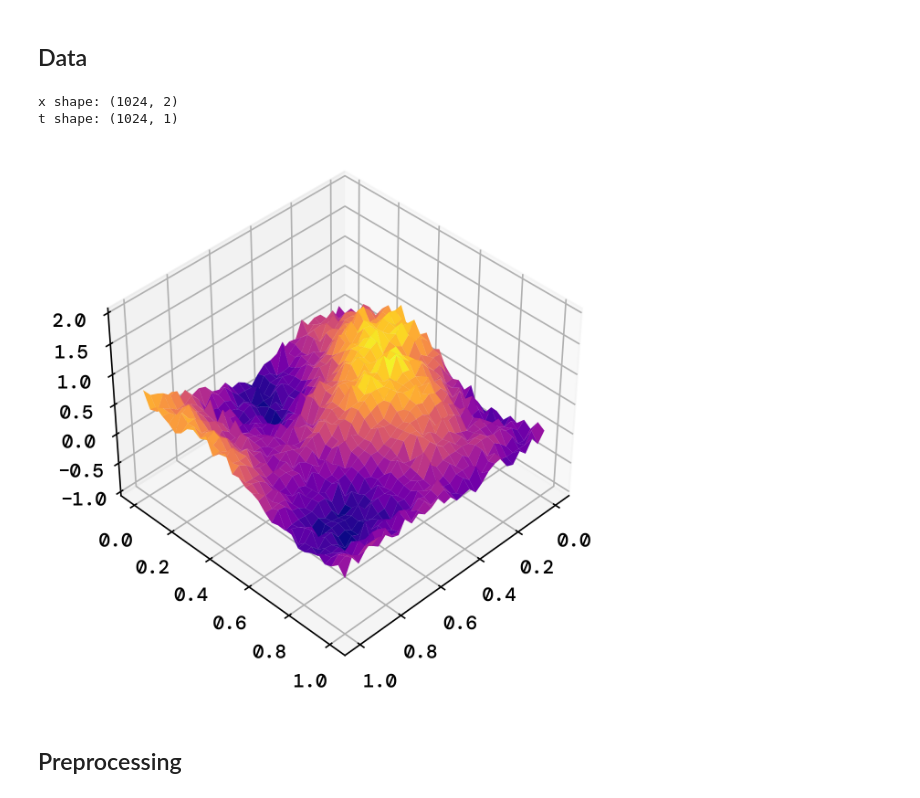
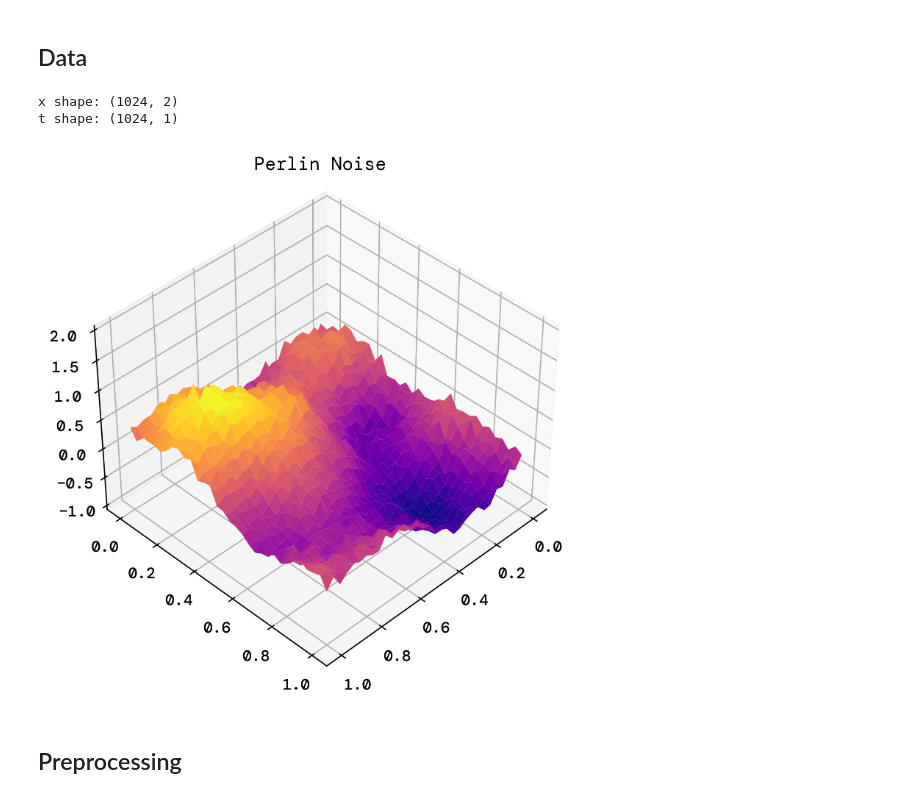
Before and after one commit to bragewiseth/MachineLearningProjects, a Jupyter notebook: project2/src/regression.ipynb, the cells around one changed output. Drawn from its saved outputs; the diff is of its cells as text; code cells hidden in the pictures.

```diff
--- a/project2/src/regression.ipynb
+++ b/project2/src/regression.ipynb
@@ -18,30 +19,35 @@ jax backend gpu
 # %%
 n = 32  # Number of rows
 m = 32  # Number of columns
-perlin_noise_map = ada.generate_perlin_noise(n, m, seed=8, scale=0.05) + jax.random.normal(jax.random.PRNGKey(2024), (n, m)) * 0.08
+perlin_noise_map = ada.generate_perlin_noise(n, m, seed=9999, scale=0.06) + jax.random.normal(jax.random.PRNGKey(2024), (n, m)) * 0.07
 
 def simplerFunction(x):
     return 0.2*x + 0.8*x**2 + 2*x**3
 # %%
 x = np.linspace(0, 1, 32)
 y = np.linspace(0, 1, 32)
 X, Y = np.meshgrid(x, y)
 fig, ax = plt.subplots(subplot_kw={"projection": "3d"})
 surf = ax.plot_surface(X, Y, perlin_noise_map, cmap='plasma',
                        linewidth=0, antialiased=True)
+# fig.colorbar(surf, shrink=0.5, aspect=5)
+fig.tight_layout()
+ax.set_title("Perlin Noise")
 ax.set_zlim(-1.01, 2.01)
 ax.view_init(40, 45)
+plt.savefig("../runsAndFigures/perlinNoise.png",bbox_inches='tight')
 
 
 x = np.vstack([X.ravel(), Y.ravel()]).T
 y = perlin_noise_map.reshape(-1, 1)
 
+# ax.scatter(x[:, 0], x[:, 1], y, c=y.ravel(), cmap='plasma')
 print("x shape: {}".format(x.shape))
 print("t shape: {}".format(y.shape))
 # %% [output]
 x shape: (1024, 2)
 t shape: (1024, 1)
-[figure, old version]
+[figure, new version]
 # %% [markdown]
 ## Preprocessing
 # %%
```
Also changed, not shown: parts of 20 cells of this notebook, 19 other files.
